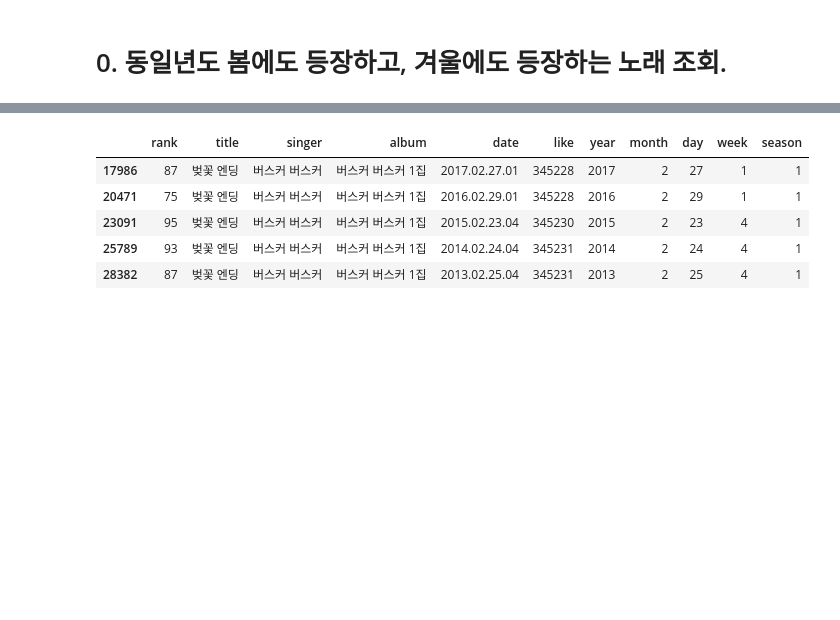
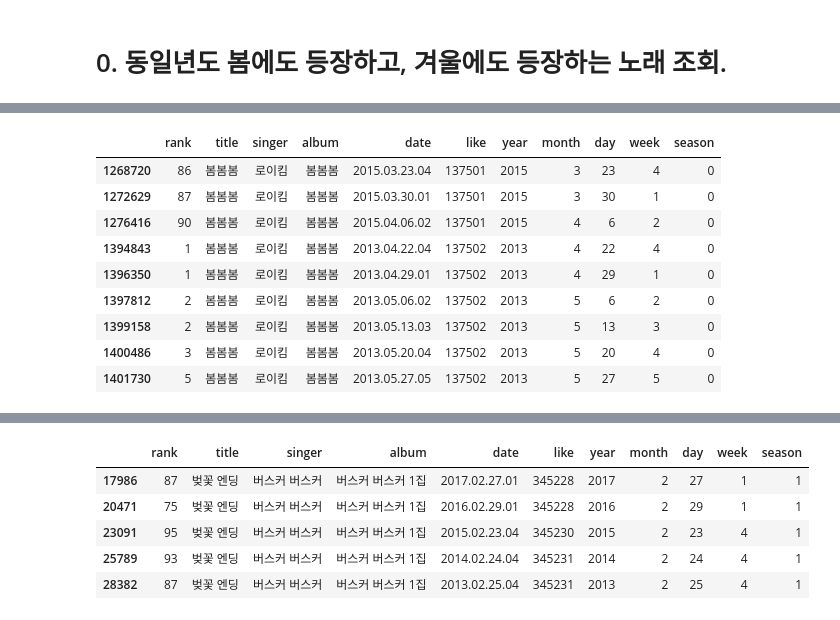
Before and after one commit to zjacom/Seasonal-songs, a Jupyter notebook: best5_elements.ipynb, the cells around one changed output, grey strips where cells are left out. Cells and saved outputs as stored; diff of their text form; code cells hidden in the pictures; blank space fills up the shorter version.

```diff
--- a/best5_elements.ipynb
+++ b/best5_elements.ipynb
@@ -93,2 +115,15 @@ result_data
 # %%
 result_data.to_csv("./except_both_title.csv",index=False)
+# %%
+result_data.loc[result_data.title == '봄봄봄']
+# %% [output]
+|  | rank | title | singer | album | date | like | year | month | day | week | season |
+| 1268720 | 86 | 봄봄봄 | 로이킴 | 봄봄봄 | 2015.03.23.04 | 137501 | 2015 | 3 | 23 | 4 | 0 |
+| 1272629 | 87 | 봄봄봄 | 로이킴 | 봄봄봄 | 2015.03.30.01 | 137501 | 2015 | 3 | 30 | 1 | 0 |
+| 1276416 | 90 | 봄봄봄 | 로이킴 | 봄봄봄 | 2015.04.06.02 | 137501 | 2015 | 4 | 6 | 2 | 0 |
+| 1394843 | 1 | 봄봄봄 | 로이킴 | 봄봄봄 | 2013.04.22.04 | 137502 | 2013 | 4 | 22 | 4 | 0 |
+| 1396350 | 1 | 봄봄봄 | 로이킴 | 봄봄봄 | 2013.04.29.01 | 137502 | 2013 | 4 | 29 | 1 | 0 |
+| 1397812 | 2 | 봄봄봄 | 로이킴 | 봄봄봄 | 2013.05.06.02 | 137502 | 2013 | 5 | 6 | 2 | 0 |
+| 1399158 | 2 | 봄봄봄 | 로이킴 | 봄봄봄 | 2013.05.13.03 | 137502 | 2013 | 5 | 13 | 3 | 0 |
+| 1400486 | 3 | 봄봄봄 | 로이킴 | 봄봄봄 | 2013.05.20.04 | 137502 | 2013 | 5 | 20 | 4 | 0 |
+| 1401730 | 5 | 봄봄봄 | 로이킴 | 봄봄봄 | 2013.05.27.05 | 137502 | 2013 | 5 | 27 | 5 | 0 |
```
Also changed, not shown: parts of 14 cells of this notebook, 1 other file.
